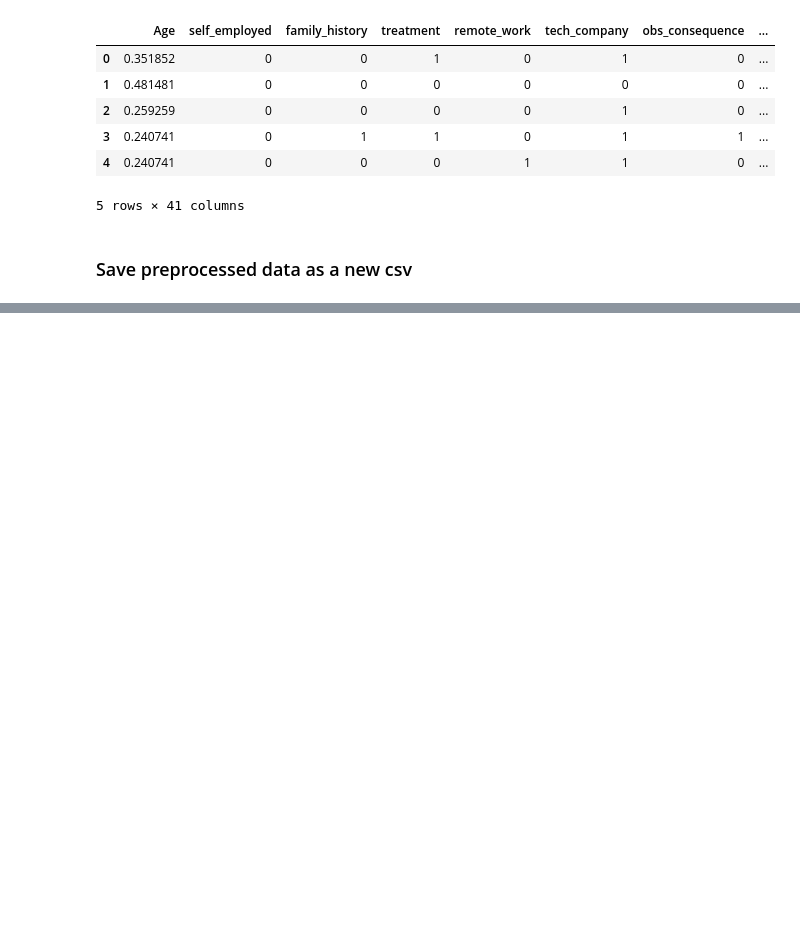
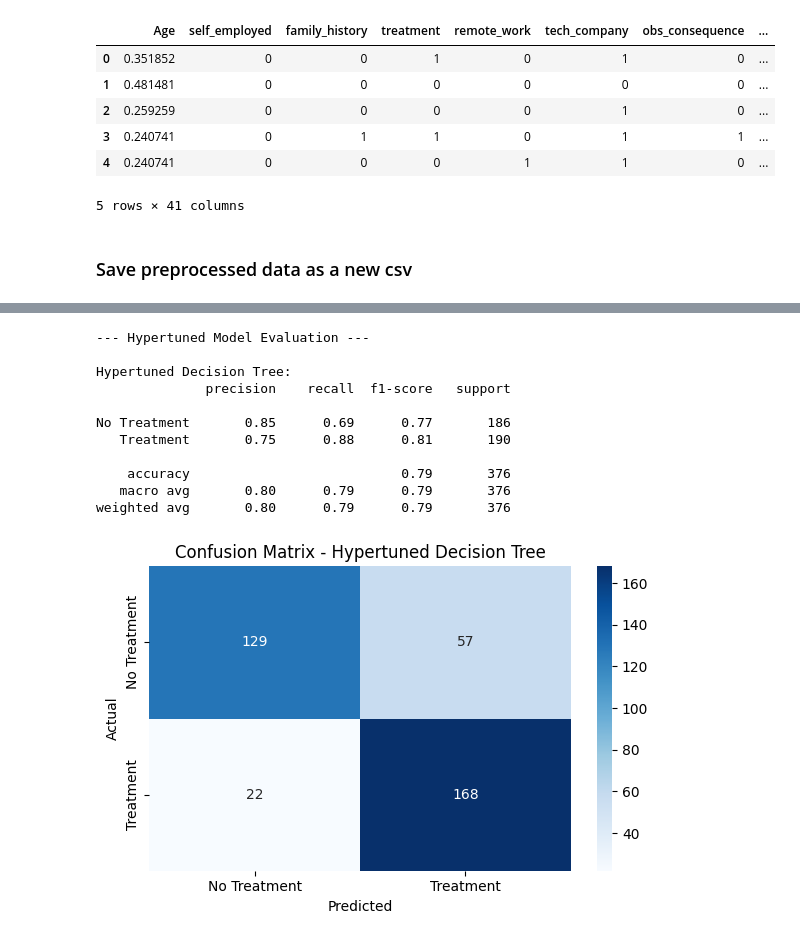
Before and after one commit to aking1024/DSS740_Final, a Jupyter notebook: Mental_Health_Final.ipynb, the cells around one changed output, grey strips where cells are left out. Saved outputs shown, nothing was run; the diff lists cells and outputs as text; code cells hidden in the pictures; blank space fills up the shorter version.

```diff
--- a/Mental_Health_Final.ipynb
+++ b/Mental_Health_Final.ipynb
@@ -401,0 +510,35 @@ df.to_csv('cleaned_survey_data.csv', index=False)
+# %%
+print("\n--- Hypertuned Model Evaluation ---")
+
+
+hypertuned_predictions = optimal_tree.predict(X_test)
+
+
+print("\nHypertuned Decision Tree:")
+print(classification_report(y_test, hypertuned_predictions, target_names=target_names))
+
+
+cm_hypertuned = confusion_matrix(y_test, hypertuned_predictions)
+
+
+plt.figure(figsize=(6, 4))
+sns.heatmap(cm_hypertuned, annot=True, fmt='d', cmap='Blues',
+            xticklabels=target_names, yticklabels=target_names)
+plt.xlabel('Predicted')
+plt.ylabel('Actual')
+plt.title('Confusion Matrix - Hypertuned Decision Tree')
+plt.tight_layout()
+plt.show()
+# %% [output]
+--- Hypertuned Model Evaluation ---
+
+Hypertuned Decision Tree:
+              precision    recall  f1-score   support
+
+No Treatment       0.85      0.69      0.77       186
+   Treatment       0.75      0.88      0.81       190
+
+    accuracy                           0.79       376
+   macro avg       0.80      0.79      0.79       376
+weighted avg       0.80      0.79      0.79       376
+[figure, added]
```
Also changed, not shown: parts of 39 cells of this notebook, 1 other file.
